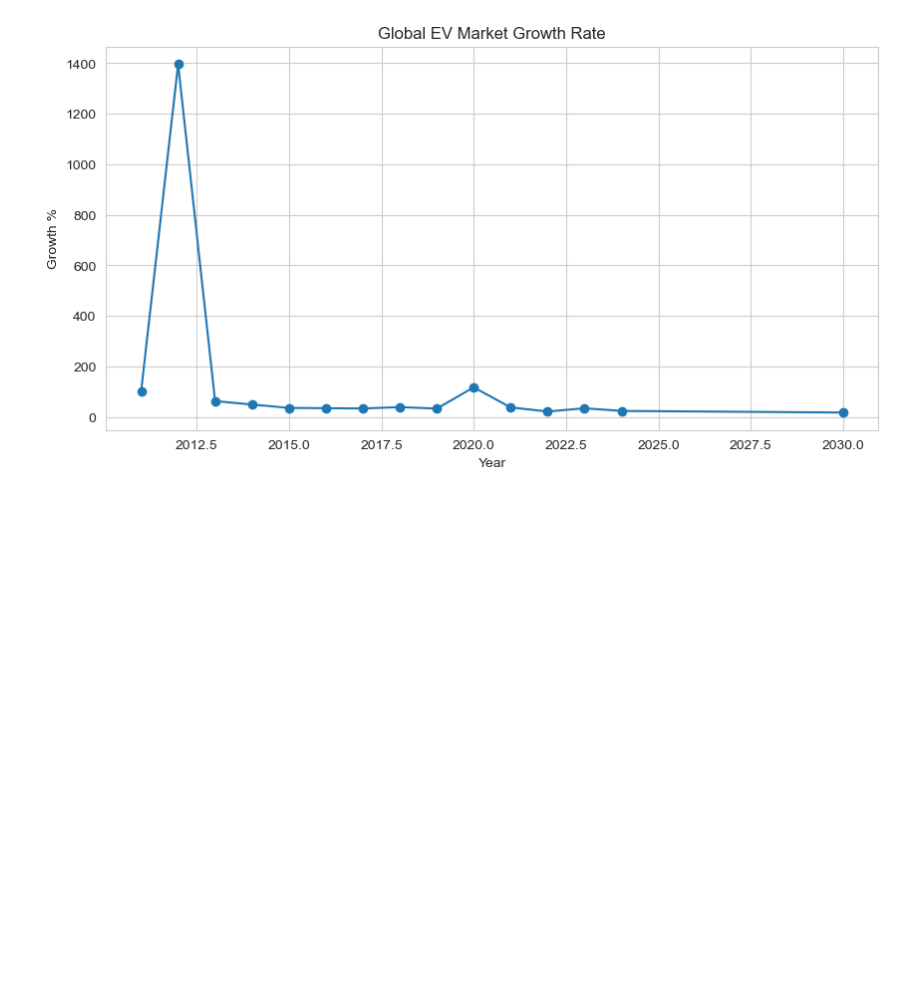
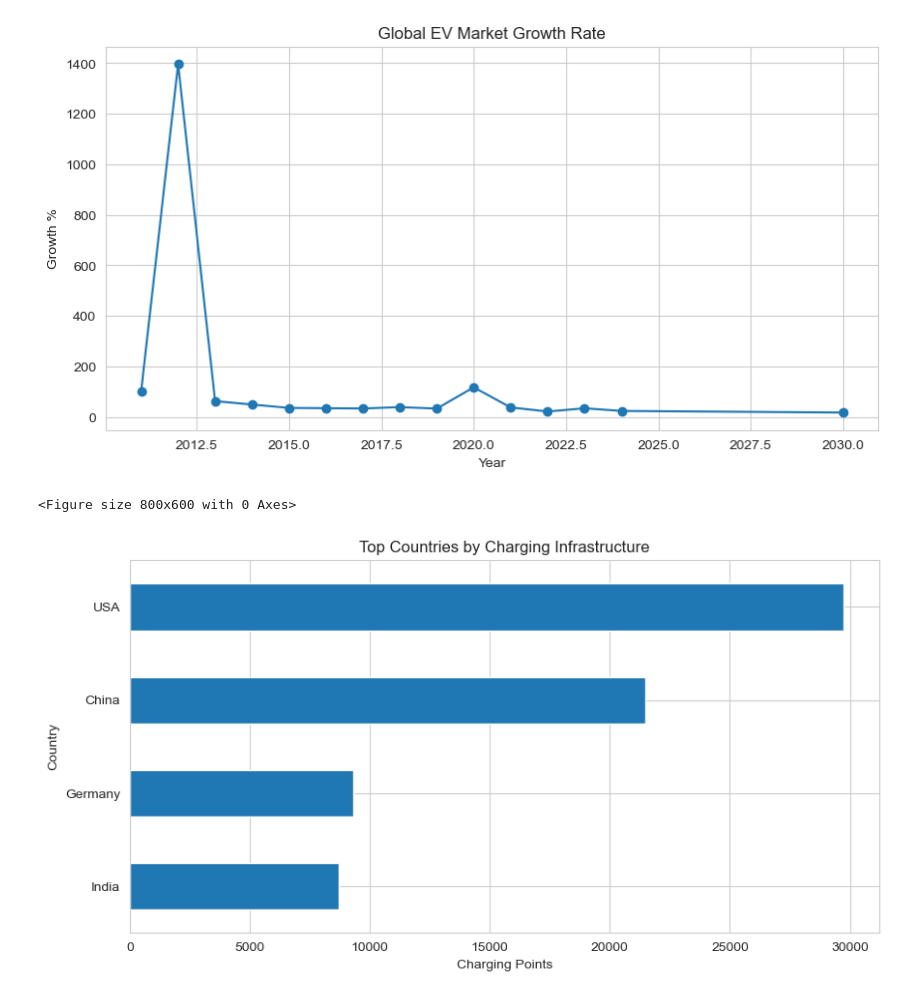
Before and after one commit to AnanthaRam-GS/eVehicle-adoption-analytics, a Jupyter notebook: notebooks/time_series.ipynb, the cells around one changed output. Saved outputs shown, nothing was run; the diff lists cells and outputs as text; code cells hidden in the pictures; blank space fills up the shorter version.

Commit message:
docs: added plot output to the time series analysis notebook

```diff
--- a/notebooks/time_series.ipynb
+++ b/notebooks/time_series.ipynb
@@ -67,3 +67,14 @@ plt.grid(True)
 plt.show()
 # %% [output]
 [figure]
+# %%
+plt.figure(figsize=(8,6))
+plt.figure(figsize=(10,5))
+charging.groupby("country")["charging_points"].sum().sort_values().tail(10).plot(kind="barh")
+plt.title("Top Countries by Charging Infrastructure")
+plt.xlabel("Charging Points")
+plt.ylabel("Country")
+plt.show()
+# %% [output]
+<Figure size 800x600 with 0 Axes>
+[figure, added]
```
